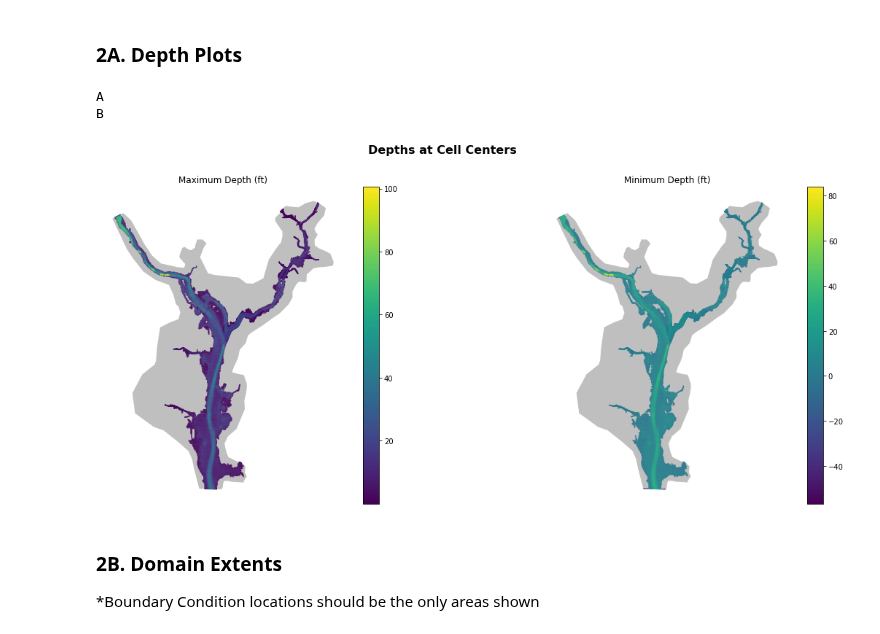
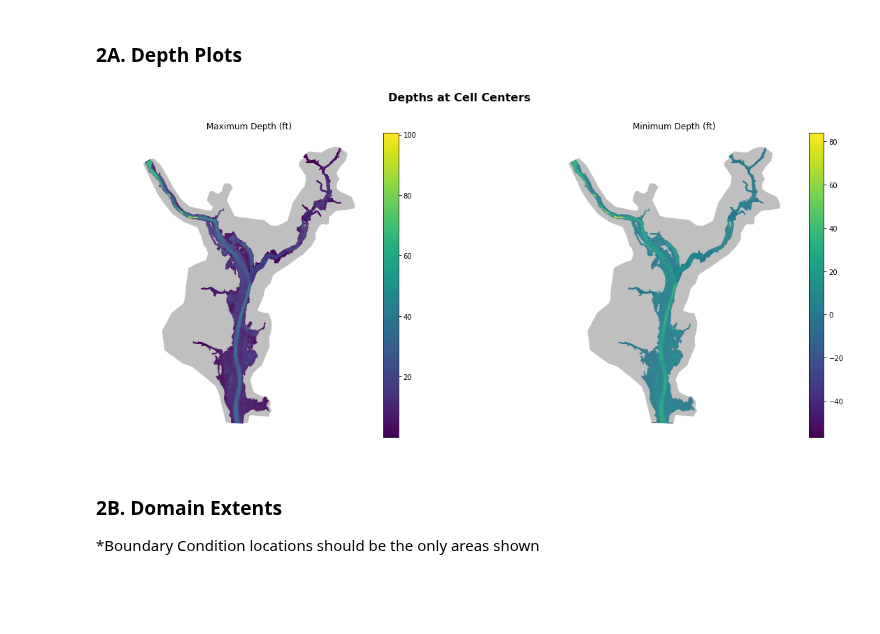
Before and after one commit to Dewberry/hecrasio, a Jupyter notebook: notebooks/QAQC-FluvialTest.ipynb, the cells around one changed output. Saved outputs shown, nothing was run; the diff lists cells and outputs as text; code cells hidden in the pictures; blank space fills up the shorter version.

```diff
--- a/notebooks/QAQC-FluvialTest.ipynb
+++ b/notebooks/QAQC-FluvialTest.ipynb
@@ -132,12 +139,14 @@ rasPlan.summary
 | Vol Accounting US Inflow | 0 |
 # %% [markdown]
 ### 2A. Depth Plots
-# %%
-plot_descriptive_stats(results.Describe_Depths, results.Perimeter)
-# %% [output]
-A
-B
-[figure, removed]
+# %%
+try:
+    for result in results:
+        plot_descriptive_stats(result.Describe_Depths, result.Perimeter)
+except:
+    plot_descriptive_stats(results.Describe_Depths, results.Perimeter)
+# %% [output]
+[figure, added]
 # %% [markdown]
 ###  2B. Domain Extents
 *Boundary Condition locations should be the only areas shown
```
Also changed, not shown: parts of 8 cells of this notebook, 3 other files.
